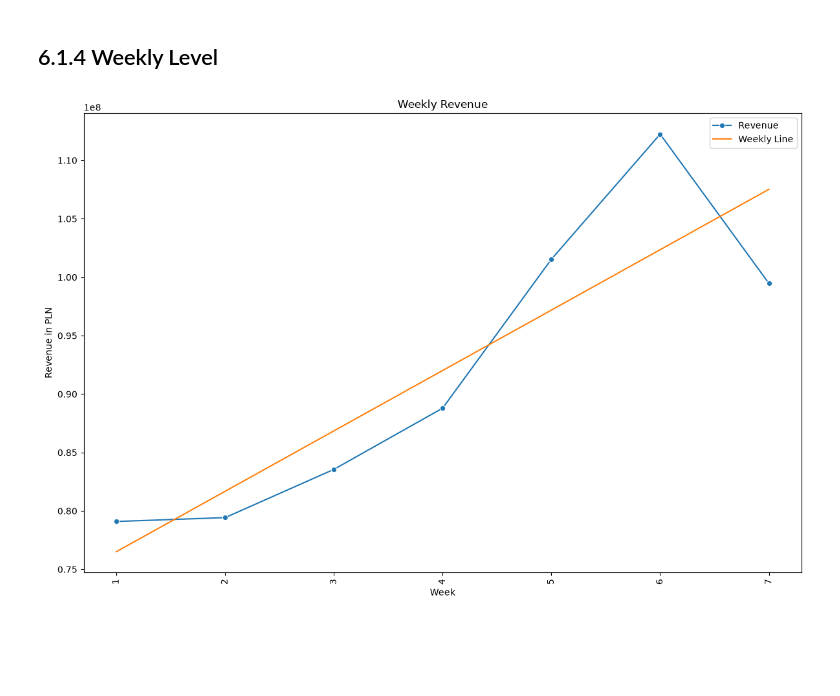
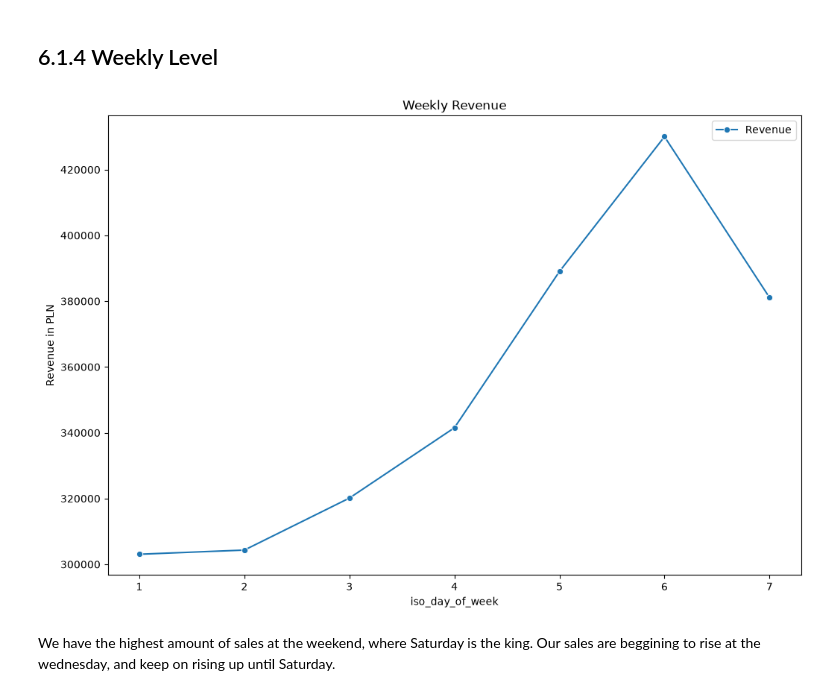
Before and after one commit to Grzegosh/sku_prediction, a Jupyter notebook: EDA.ipynb, the cells around one changed output. Saved outputs shown, nothing was run; the diff lists cells and outputs as text; code cells hidden in the pictures; blank space fills up the shorter version.

```diff
--- a/EDA.ipynb
+++ b/EDA.ipynb
@@ -23,8 +23,8 @@ fact_sales_agg_daily_calendar = fact_sales_agg_daily.merge(
     dim_calendar,
     on='date'
 )
-
-fact_sales_agg_daily_calendar['year'] = [x.year for x in fact_sales_agg_daily_calendar['date']]
+fact_sales_agg_daily_calendar['year'] = pd.to_datetime(fact_sales_agg_daily_calendar['date']).dt.year
+fact_sales_agg_daily_calendar['year_month'] = pd.to_datetime(fact_sales_agg_daily_calendar['date']).dt.to_period('M')
 # %% [markdown]
 # 4. DATA QUALITY CHECKS
 # %% [markdown]
@@ -52,7 +52,7 @@ def calculate_rolling_mean(
             rolling_window: The window for which the moving average should be calculated.
             min_occurences: Minimal number of occurences in the rollig_window for the average to be calculated.
             agg_column: Name of the column for which the average should be calculated.
-            group_by_column: Name of the column of the group for which the average should be calculated. Must be a datetime column.
+            group_by_column: Name of the column of the group for which the average should be calculated.
 
     """
     if group_by_column:
@@ -67,7 +67,12 @@ def calculate_rolling_mean(
             how='left',
             on=group_by_column
         )
-        return merged_frame
+        if merged_frame.columns.str.endswith('_x').any():
+            return df
+        else:
+            return merged_frame
+    else:
+        raise ValueError("Please fill a group_by_column parameter.")
 # %% [markdown]
 ## 5.2 Slope and Intercept
 # %%
@@ -88,11 +93,7 @@ def calculate_slope_and_intercept(
 # %% [markdown]
 # 6.1 Whole level of the shop.
 # %%
-fact_sales_agg_daily = calculate_rolling_mean(fact_sales_agg_daily, 7, 7, 'revenue', group_by_column='date')
-fact_sales_agg_daily = calculate_rolling_mean(fact_sales_agg_daily, 30, 30, 'revenue', group_by_column='date')
-fact_sales_agg_daily = fact_sales_agg_daily.merge(
-    dim_calendar[['date','days_since_start']],
-    on='date'
-)
+fact_sales_agg_daily_calendar = calculate_rolling_mean(fact_sales_agg_daily_calendar, 7, 7, 'revenue', group_by_column='date')
+fact_sales_agg_daily_calendar = calculate_rolling_mean(fact_sales_agg_daily_calendar, 30, 30, 'revenue', group_by_column='date')
 # %%
 slope_reg, intercept_reg = calculate_slope_and_intercept(
@@ -157,5 +170,2 @@ sns.lineplot(base, x='month', y='revenue', hue='year');
 # %% [markdown]
 ## 6.1.3 Monthly Level
-# %%
-fact_sales_agg_daily_calendar['year_month'] = fact_sales_agg_daily_calendar['year'].astype(str) + fact_sales_agg_daily_calendar['month'].astype(str)
-fact_sales_agg_daily_calendar['year_month'] = [datetime.strptime(str(x), "%Y%j").strftime("%Y-%m-%d") for x in fact_sales_agg_daily_calendar['year_month']]
@@ -230,25 +188,15 @@ plt.tight_layout()
 # %%
 week_lvl = fact_sales_agg_daily_calendar.groupby(
     'iso_day_of_week'
-)['revenue'].sum().reset_index()
+)['revenue'].mean().reset_index()
 
-week_lvl['_len'] = np.arange(len(week_lvl))
-week_slope, week_intercept = calculate_slope_and_intercept(
-    week_lvl,
-    x='_len',
-    y = 'revenue'
-)
-
-weekly_line = week_slope * week_lvl['_len'] + week_intercept
 
 plt.figure(figsize=(12,8))
 ax = sns.lineplot(week_lvl, x='iso_day_of_week', y='revenue', label = "Revenue", marker='o')
-plt.plot(week_lvl['iso_day_of_week'], weekly_line, label="Weekly Line")
 plt.legend();
 plt.title("Weekly Revenue");
 plt.ylabel("Revenue in PLN");
-plt.xlabel("Week")
-plt.xticks(rotation = 90)
-plt.tight_layout()
 # %% [output]
-[figure, old version]
+[figure, new version]
+# %% [markdown]
+We have the highest amount of sales at the weekend, where Saturday is the king. Our sales are beggining to rise at the wednesday, and keep on rising up until Saturday.
```
Also changed, not shown: parts of 11 cells of this notebook.
